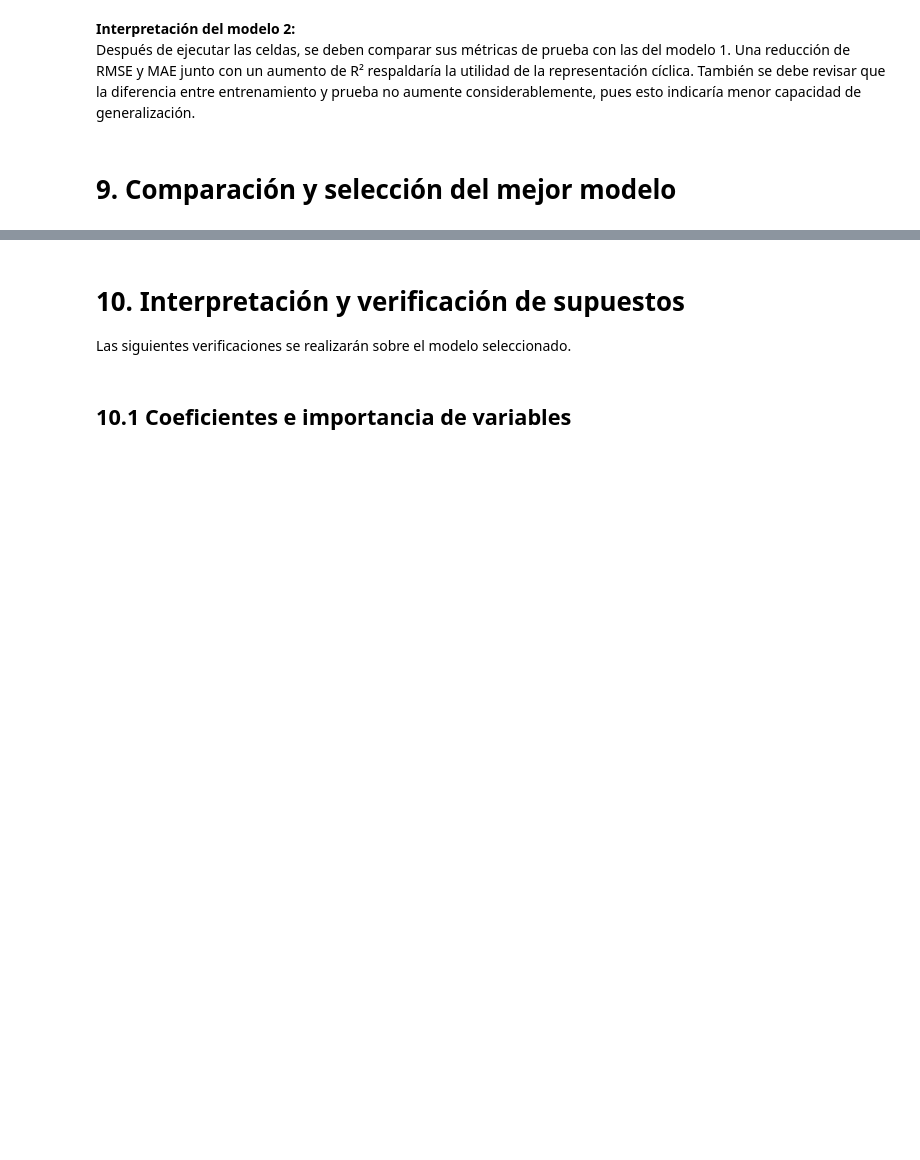
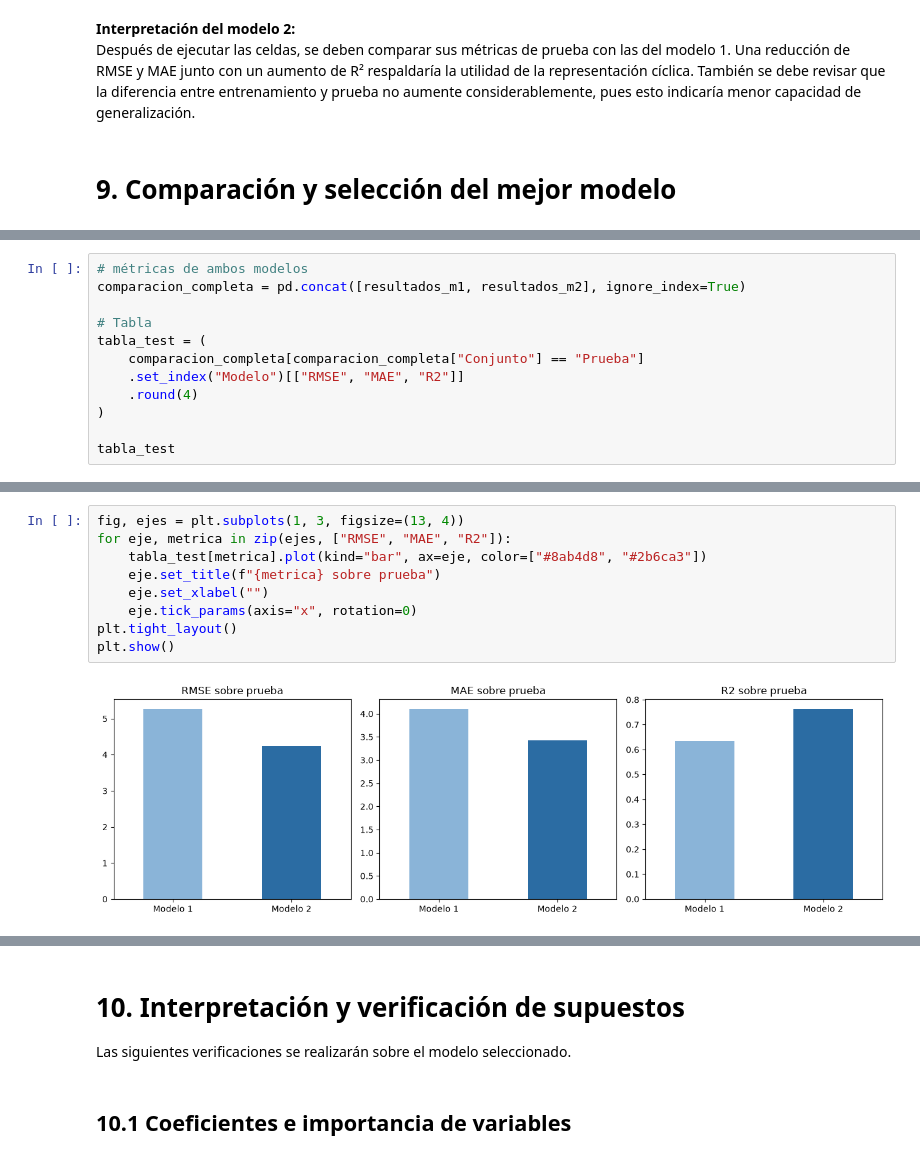
Before and after one commit to Jmpardos1/lab1, a Jupyter notebook: Laboratorio_1_Regresion_Plantilla.ipynb, the cells around one changed output, grey strips where cells are left out. Saved outputs shown, nothing was run; the diff lists cells and outputs as text; blank space fills up the shorter version.

Commit message:
"justificación modelo 1 y comparativa"

```diff
--- a/Laboratorio_1_Regresion_Plantilla.ipynb
+++ b/Laboratorio_1_Regresion_Plantilla.ipynb
@@ -1536,0 +1523,12 @@ Después de ejecutar las celdas, se deben comparar sus métricas de prueba con l
+# %%
+# métricas de ambos modelos
+comparacion_completa = pd.concat([resultados_m1, resultados_m2], ignore_index=True)
+
+# Tabla
+tabla_test = (
+    comparacion_completa[comparacion_completa["Conjunto"] == "Prueba"]
+    .set_index("Modelo")[["RMSE", "MAE", "R2"]]
+    .round(4)
+)
+
+tabla_test
@@ -1536,0 +1582,11 @@ Después de ejecutar las celdas, se deben comparar sus métricas de prueba con l
+# %%
+fig, ejes = plt.subplots(1, 3, figsize=(13, 4))
+for eje, metrica in zip(ejes, ["RMSE", "MAE", "R2"]):
+    tabla_test[metrica].plot(kind="bar", ax=eje, color=["#8ab4d8", "#2b6ca3"])
+    eje.set_title(f"{metrica} sobre prueba")
+    eje.set_xlabel("")
+    eje.tick_params(axis="x", rotation=0)
+plt.tight_layout()
+plt.show()
+# %% [output]
+[figure, added]
```
Also changed, not shown: parts of 16 cells of this notebook.
